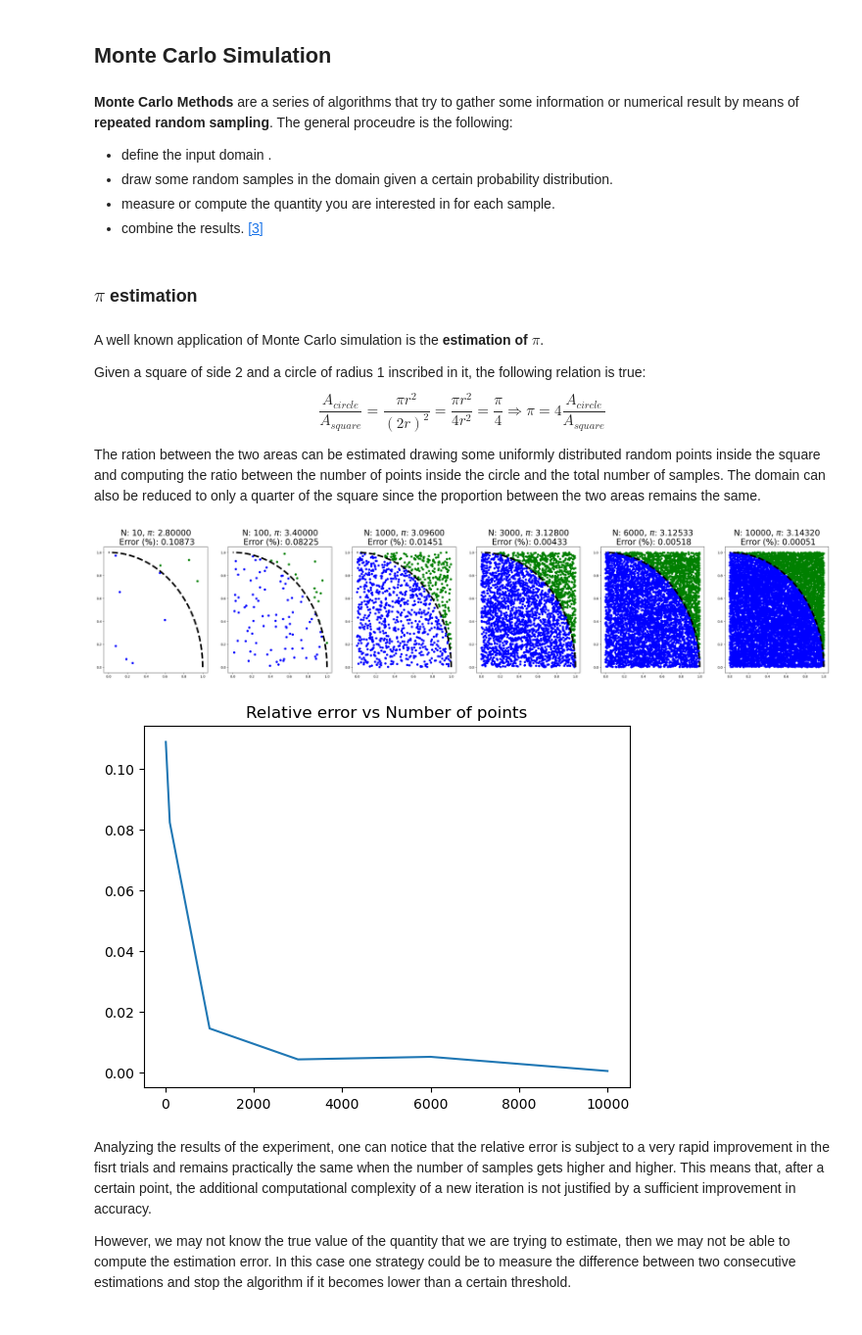
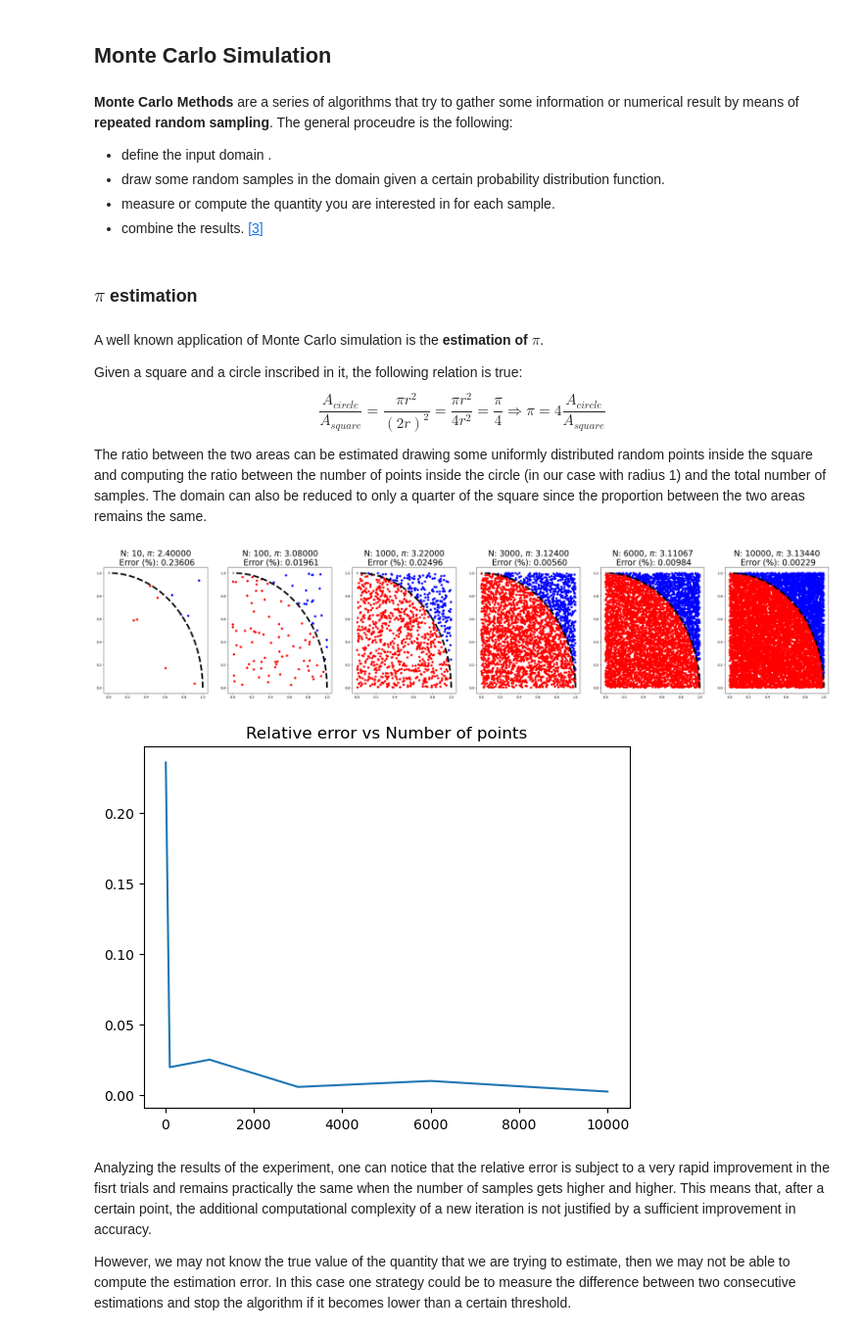
Before and after one commit to LBellini13/Elements-of-Applied-Data-Security, a Jupyter notebook: Block Ciphers/CipherCrafters.ipynb, the cells around one changed output. Shown at 98% size. Saved outputs shown, nothing was run; the diff lists cells and outputs as text; code cells hidden in the pictures.

```diff
--- a/Block Ciphers/CipherCrafters.ipynb
+++ b/Block Ciphers/CipherCrafters.ipynb
@@ -98,7 +97,7 @@ aes_image_encryption(aes_ctr, 'CTR', image)
 # %% [markdown]
 **Monte Carlo Methods** are a series of algorithms that try to gather some information or numerical result by means of **repeated random sampling**. The general proceudre is the following:
 - define the input domain .
-- draw some random samples in the domain given a certain probability distribution.
+- draw some random samples in the domain given a certain probability distribution function.
 - measure or compute the quantity you are interested in for each sample.
 - combine the results. [[3]](#references)
 # %% [markdown]
@@ -106,51 +105,51 @@ aes_image_encryption(aes_ctr, 'CTR', image)
 # %% [markdown]
 A well known application of Monte Carlo simulation is the **estimation of $\pi$**.
 
-Given a square of side 2 and a circle of radius 1 inscribed in it, the following relation is true:$$\frac{A_{circle}}{A_{square}} = \frac{\pi r^2}{(2r)^2} = \frac{\pi r^2}{4r^2} = \frac{\pi}{4} \Rightarrow \pi = 4\frac{A_{circle}}{A_{square}}$$
+Given a square and a circle inscribed in it, the following relation is true:$$\frac{A_{circle}}{A_{square}} = \frac{\pi r^2}{(2r)^2} = \frac{\pi r^2}{4r^2} = \frac{\pi}{4} \Rightarrow \pi = 4\frac{A_{circle}}{A_{square}}$$
 
-The ration between the two areas can be estimated drawing some uniformly distributed random points inside the square and computing the ratio between the number of points inside the circle and the total number of samples. The domain can also be reduced to only a quarter of the square since the proportion between the two areas remains the same.
+The ratio between the two areas can be estimated drawing some uniformly distributed random points inside the square and computing the ratio between the number of points inside the circle (in our case with radius 1) and the total number of samples. The domain can also be reduced to only a quarter of the square since the proportion between the two areas remains the same.
 # %%
 n_points = [10, 100, 1000, 3000, 6000, 10000]
 
 fig1, axs1 = plt.subplots(1, len(n_points), figsize=(40, 7))
 
 # Points to plot the quarter of circle
 theta = np.linspace(0, np.pi/2, 100)
 x_circle = np.cos(theta)
 y_circle = np.sin(theta)
 
 # Lists containg the pi estimations and the respective relative errors
 pi_est = []
 err = []
-for a, n in enumerate(n_points):
+for idx, n in enumerate(n_points):
     # Number of points falling inside the circle
     circle_points = 0
     colors = []
     # Randomly drawn points coordinates
     x_coord = np.random.rand(n)
     y_coord = np.random.rand(n)
-    #Counting how many points are inside the circle
+    # Counting how many points are inside the circle
     for x, y in zip(x_coord, y_coord):
         if np.linalg.norm((x, y)) <= 1:
-            colors.append('blue')
+            colors.append('red')
             circle_points += 1
         else:
-            colors.append('green')
+            colors.append('blue')
 
     # Compute pi estimation and respective relative error
     pi_est.append(4*circle_points/n)
-    err.append(np.abs(pi_est[a] - np.pi)/np.pi)
+    err.append(np.abs(pi_est[idx] - np.pi)/np.pi)
 
-    axs1[a].scatter(x_coord, y_coord, c=colors)
-    axs1[a].plot(x_circle, y_circle, linestyle='--', linewidth=5, color='black')
-    axs1[a].set_title(f'N: {n}, $\\pi$: {pi_est[a]:.5f}\n Error (%): {err[a]:.5f}', fontsize = 25)
+    axs1[idx].scatter(x_coord, y_coord, c=colors)
+    axs1[idx].plot(x_circle, y_circle, linestyle='--', linewidth=5, color='black')
+    axs1[idx].set_title(f'N: {n}, $\\pi$: {pi_est[idx]:.5f}\n Error (%): {err[idx]:.5f}', fontsize = 25)
 
 plt.figure()
 plt.plot(n_points, err)
 plt.title('Relative error vs Number of points');
 # %% [output]
-[figure, old version]
+[figure, new version]
-[figure, old version]
+[figure, new version]
 # %% [markdown]
 Analyzing the results of the experiment, one can notice that the relative error is subject to a very rapid improvement in the fisrt trials and remains practically the same when the number of samples gets higher and higher. This means that, after a certain point, the additional computational complexity of a new iteration is not justified by a sufficient improvement in accuracy.
 
```
Also changed, not shown: parts of 14 cells of this notebook, 5 other files.
